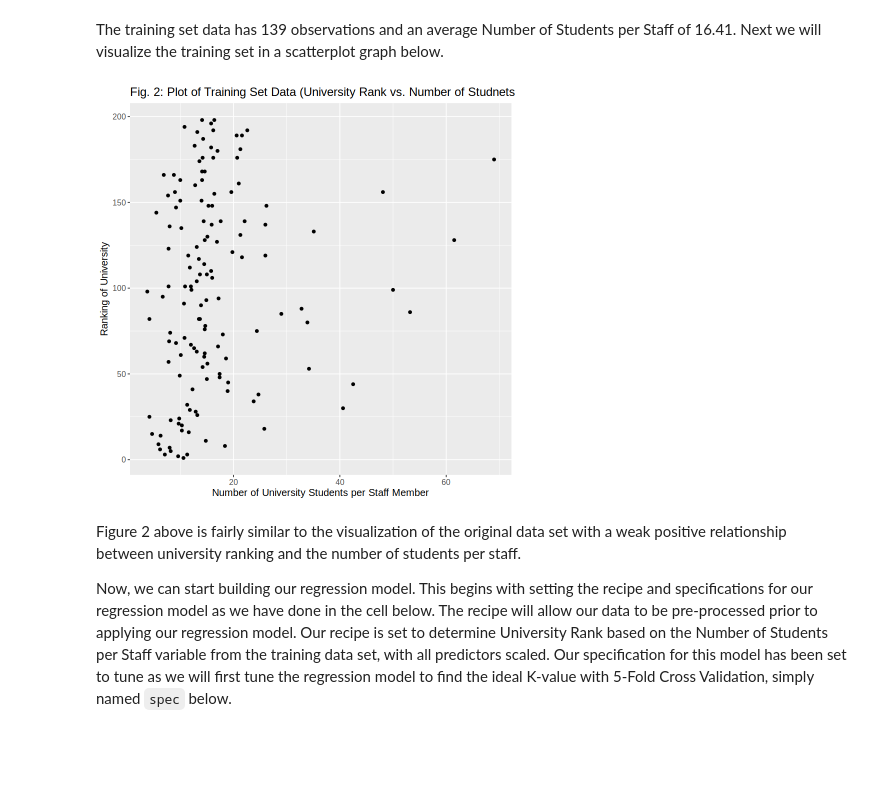
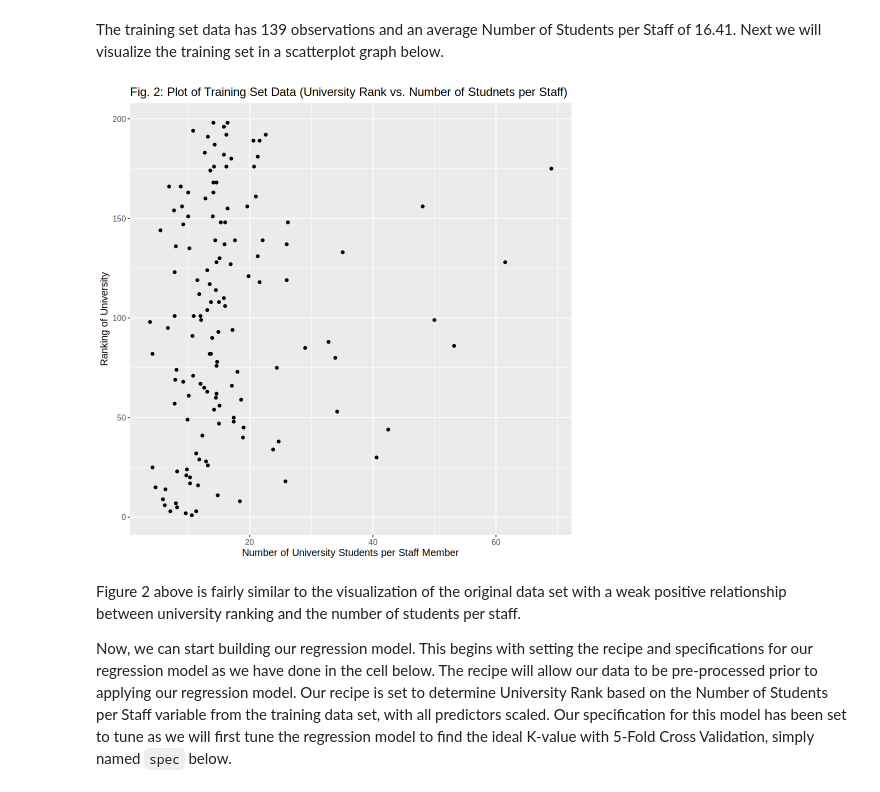
Before and after one commit to petercmh01/DSCI_004_Group_36, a Jupyter notebook: group_project_report.ipynb, the cells around one changed output. Drawn from its saved outputs; the diff is of its cells as text; code cells hidden in the pictures; blank space fills up the shorter version.

```diff
--- a/group_project_report.ipynb
+++ b/group_project_report.ipynb
@@ -163,16 +165,18 @@ A tibble: 1 × 2
 # %% [markdown]
 The training set data has 139 observations and an average Number of Students per Staff of 16.41. Next we will visualize the training set in a scatterplot graph below.
 # %%
+options(repr.plot.width = 8, repr.plot.height = 8)
+
 university_training_plot <- university_training |>
     ggplot(aes(x = number_students_per_staff, y = university_rank)) +
     geom_point() +
     xlab("Number of University Students per Staff Member") +
     ylab("Ranking of University") +
     ggtitle("Fig. 2: Plot of Training Set Data (University Rank vs. Number of Studnets per Staff)") +
     theme(text = element_text(size=12))
 university_training_plot
 # %% [output]
-[figure, old version]
+[figure, new version]
 # %% [markdown]
 Figure 2 above is fairly similar to the visualization of the original data set with a weak positive relationship between university ranking and the number of students per staff.
 
```
Also changed, not shown: parts of 3 cells of this notebook.
